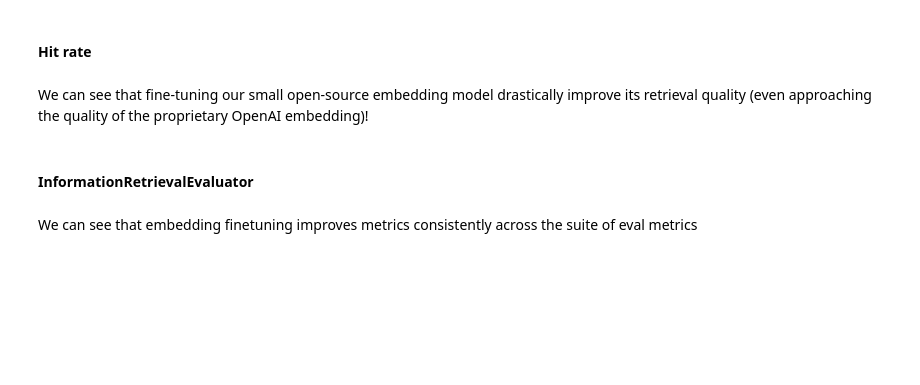
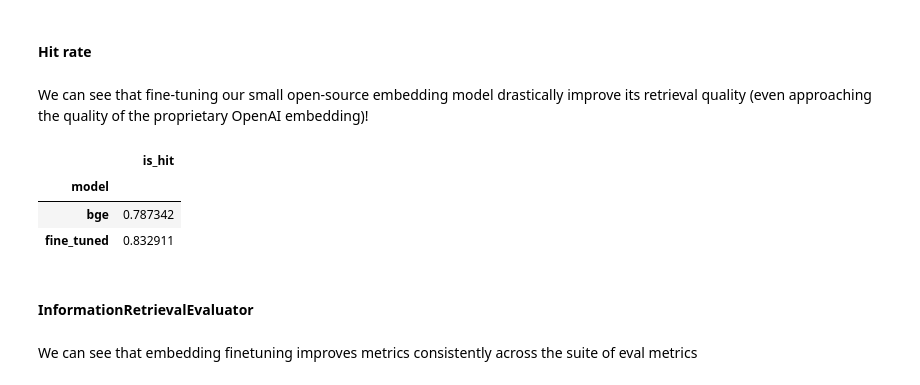
Before and after one commit to Leonx01/Embedding, a Jupyter notebook: docs/docs/examples/finetuning/embeddings/finetune_embedding.ipynb, the cells around one changed output. Drawn from its saved outputs; the diff is of its cells as text; code cells hidden in the pictures; blank space fills up the shorter version.

```diff
--- a/docs/docs/examples/finetuning/embeddings/finetune_embedding.ipynb
+++ b/docs/docs/examples/finetuning/embeddings/finetune_embedding.ipynb
@@ -124,7 +124,7 @@ from llama_index.finetuning import SentenceTransformersFinetuneEngine
 # %%
 finetune_engine = SentenceTransformersFinetuneEngine(
     train_dataset,
-    model_id="BAAI/bge-small-en",
-    model_output_path="test_model",
+    model_id="BAAI/bge-m3",
+    model_output_path="bge_m3_model",
     val_dataset=val_dataset,
 )
@@ -308,8 +328,13 @@ df_finetuned["model"] = "fine_tuned"
 # %% [markdown]
 We can see that fine-tuning our small open-source embedding model drastically improve its retrieval quality (even approaching the quality of the proprietary OpenAI embedding)!
 # %%
-df_all = pd.concat([df_ada, df_bge, df_finetuned])
+df_all = pd.concat([ df_bge, df_finetuned])
 df_all.groupby("model").mean("is_hit")
+# %% [output]
+|  | is_hit |
+| model |  |
+| bge | 0.787342 |
+| fine_tuned | 0.832911 |
 # %% [markdown]
 #### InformationRetrievalEvaluator
 # %%
```
Also changed, not shown: parts of 17 cells of this notebook.
